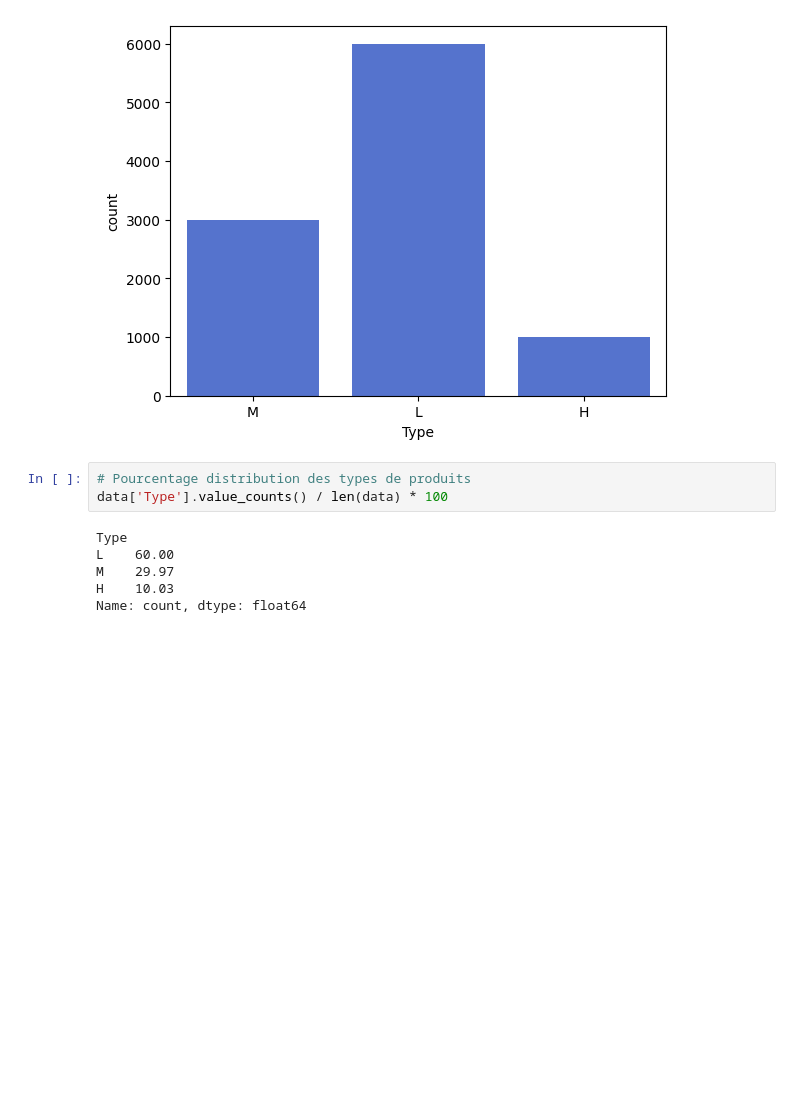
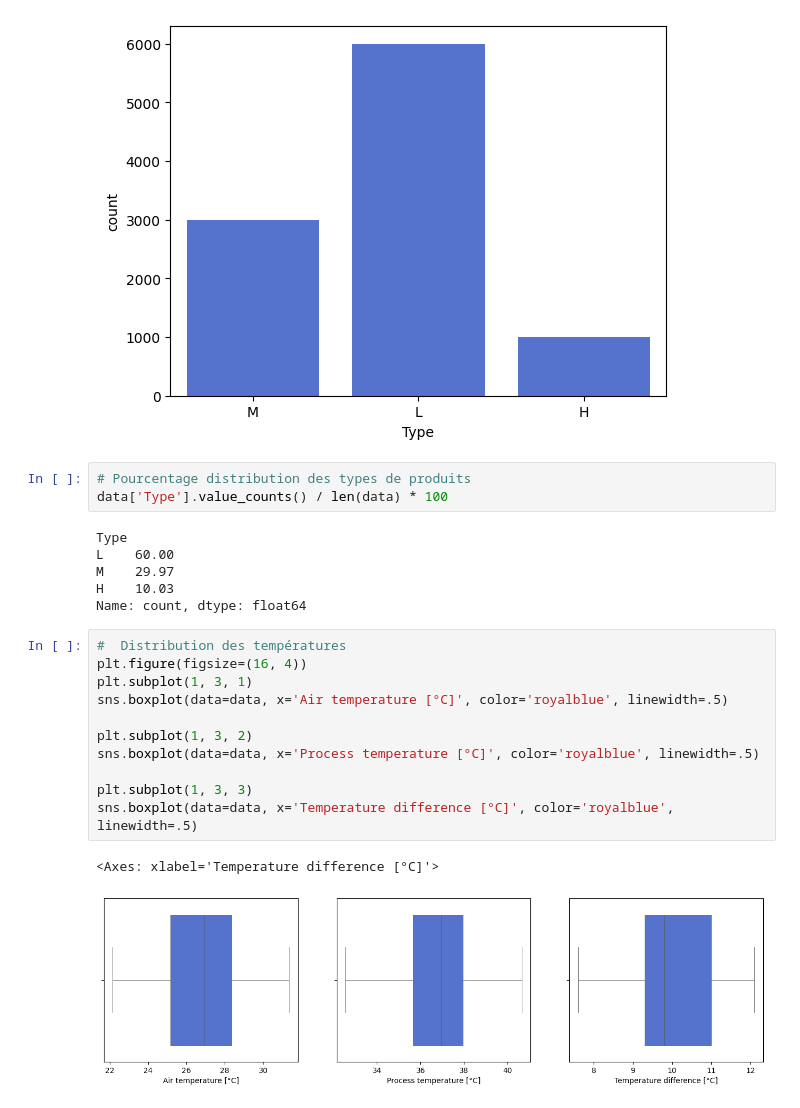
Before and after one commit to Patrick-NII/Predictive_Maintenance, a Jupyter notebook: EDA.ipynb, the cells around one changed output. Cells and saved outputs as stored; diff of their text form; blank space fills up the shorter version.

```diff
--- a/EDA.ipynb
+++ b/EDA.ipynb
@@ -135,3 +135,17 @@ L    60.00
 M    29.97
 H    10.03
 Name: count, dtype: float64
+# %%
+#  Distribution des températures
+plt.figure(figsize=(16, 4))
+plt.subplot(1, 3, 1)
+sns.boxplot(data=data, x='Air temperature [°C]', color='royalblue', linewidth=.5)
+
+plt.subplot(1, 3, 2)
+sns.boxplot(data=data, x='Process temperature [°C]', color='royalblue', linewidth=.5)
+
+plt.subplot(1, 3, 3)
+sns.boxplot(data=data, x='Temperature difference [°C]', color='royalblue', linewidth=.5)
+# %% [output]
+<Axes: xlabel='Temperature difference [°C]'>
+[figure, added]
```
Also changed, not shown: parts of 3 cells of this notebook.
